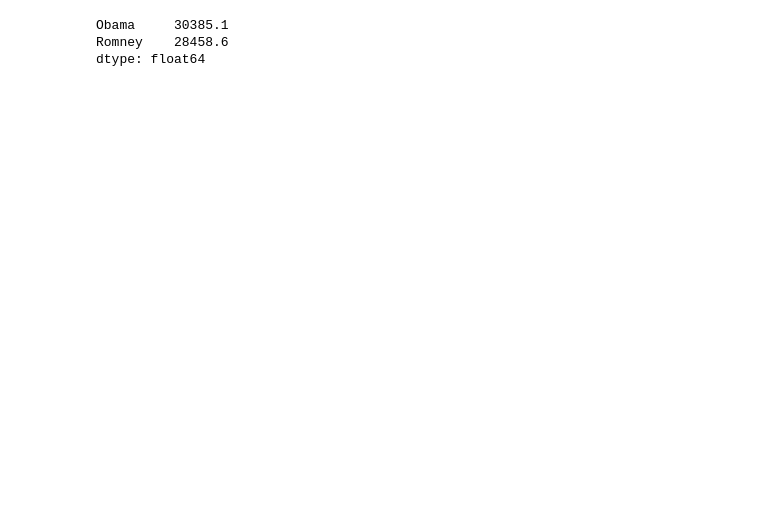
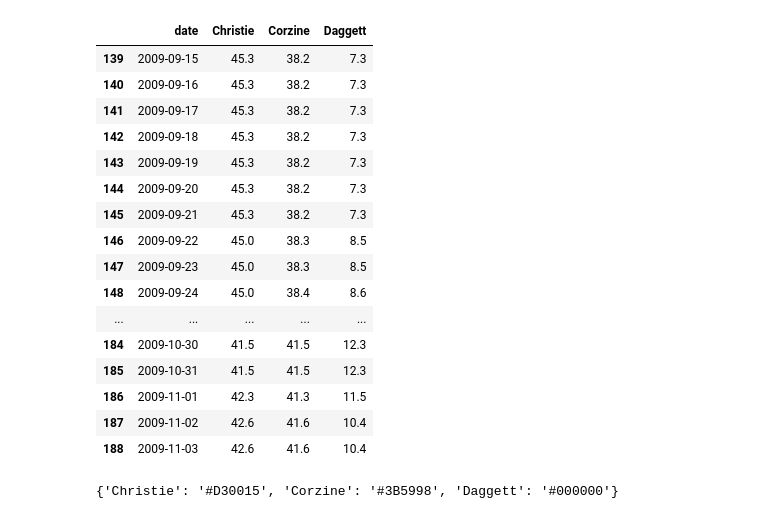
Before and after one commit to bwyxabc/CS109_content, a Jupyter notebook: HW1_WBW.ipynb, the cells around one changed output. Drawn from its saved outputs; the diff is of its cells as text; code cells hidden in the pictures; blank space fills up the shorter version.

```diff
--- a/HW1_WBW.ipynb
+++ b/HW1_WBW.ipynb
@@ -48,25 +48,53 @@ def _strip(s):
 # %%
 def rcp_poll_data(xml):
     soup=bs4.BeautifulSoup(xml,'lxml')
     date=[]
+    titlelist=[]
+    datalist=[]
     Obama=[]
     Romney=[]
 
     for i in soup.series:
         date.append(i.text)
     for i in soup.graphs:
-        if i.attrs['title']=='Obama':
-            for j in i:
-                Obama.append(j.text)
-        if i.attrs['title']=='Romney':
-            for j in i:
-                Romney.append(j.text)
+        titlelist.append(i.attrs['title'])
+        index=int(i.attrs['gid'])-1
+        templist=[]
+        for j in i:
+            templist.append(j.text)
+        datalist.append(templist)
 
-    result=pd.DataFrame({'date':date,'Obama':Obama,'Romney':Romney})
-    result=result[result.Obama!='']
-    result['Obama']=result.Obama.astype(float)
-    result['Romney']=result.Romney.astype(float)
+    result=pd.DataFrame({'date':pd.to_datetime(date)})
+    for i in range(0,len(titlelist)):
+        result[titlelist[i]]=datalist[i]
+
+    for i in range(0,len(titlelist)):
+        result=result[result.iloc[:,i+1]!='']
+
+    for i in range(0,len(titlelist)):
+        result.iloc[:,i+1]=result.iloc[:,i+1].astype(float)
+
     return result
+xml=get_pool_xml(1051)
+rcp_poll_data(xml)
+# %% [output]
+|  | date | Christie | Corzine | Daggett |
+| 139 | 2009-09-15 | 45.3 | 38.2 | 7.3 |
+| 140 | 2009-09-16 | 45.3 | 38.2 | 7.3 |
+| 141 | 2009-09-17 | 45.3 | 38.2 | 7.3 |
+| 142 | 2009-09-18 | 45.3 | 38.2 | 7.3 |
+| 143 | 2009-09-19 | 45.3 | 38.2 | 7.3 |
+| 144 | 2009-09-20 | 45.3 | 38.2 | 7.3 |
+| 145 | 2009-09-21 | 45.3 | 38.2 | 7.3 |
+| 146 | 2009-09-22 | 45.0 | 38.3 | 8.5 |
+| 147 | 2009-09-23 | 45.0 | 38.3 | 8.5 |
+| 148 | 2009-09-24 | 45.0 | 38.4 | 8.6 |
+| ... | ... | ... | ... | ... |
+| 184 | 2009-10-30 | 41.5 | 41.5 | 12.3 |
+| 185 | 2009-10-31 | 41.5 | 41.5 | 12.3 |
+| 186 | 2009-11-01 | 42.3 | 41.3 | 11.5 |
+| 187 | 2009-11-02 | 42.6 | 41.6 | 10.4 |
+| 188 | 2009-11-03 | 42.6 | 41.6 | 10.4 |
 # %%
 def plot_colors(xml):
     soup=bs4.BeautifulSoup(xml,'lxml')
@@ -75,14 +103,13 @@ def plot_colors(xml):
         title=_strip(graph.attrs['title'])
         result[title]=graph.attrs['color']
     return result
-xml=get_pool_xml(1171)
+xml=get_pool_xml(1051)
 data=rcp_poll_data(xml)
 colors=plot_colors(xml)
 data[list(colors.keys())].sum()
+print(colors)
 # %% [output]
-Obama     30385.1
-Romney    28458.6
-dtype: float64
+{'Christie': '#D30015', 'Corzine': '#3B5998', 'Daggett': '#000000'}
 # %%
 def poll_plot(poll_id):
     """
```
Also changed, not shown: parts of 8 cells of this notebook, 22 other files.
